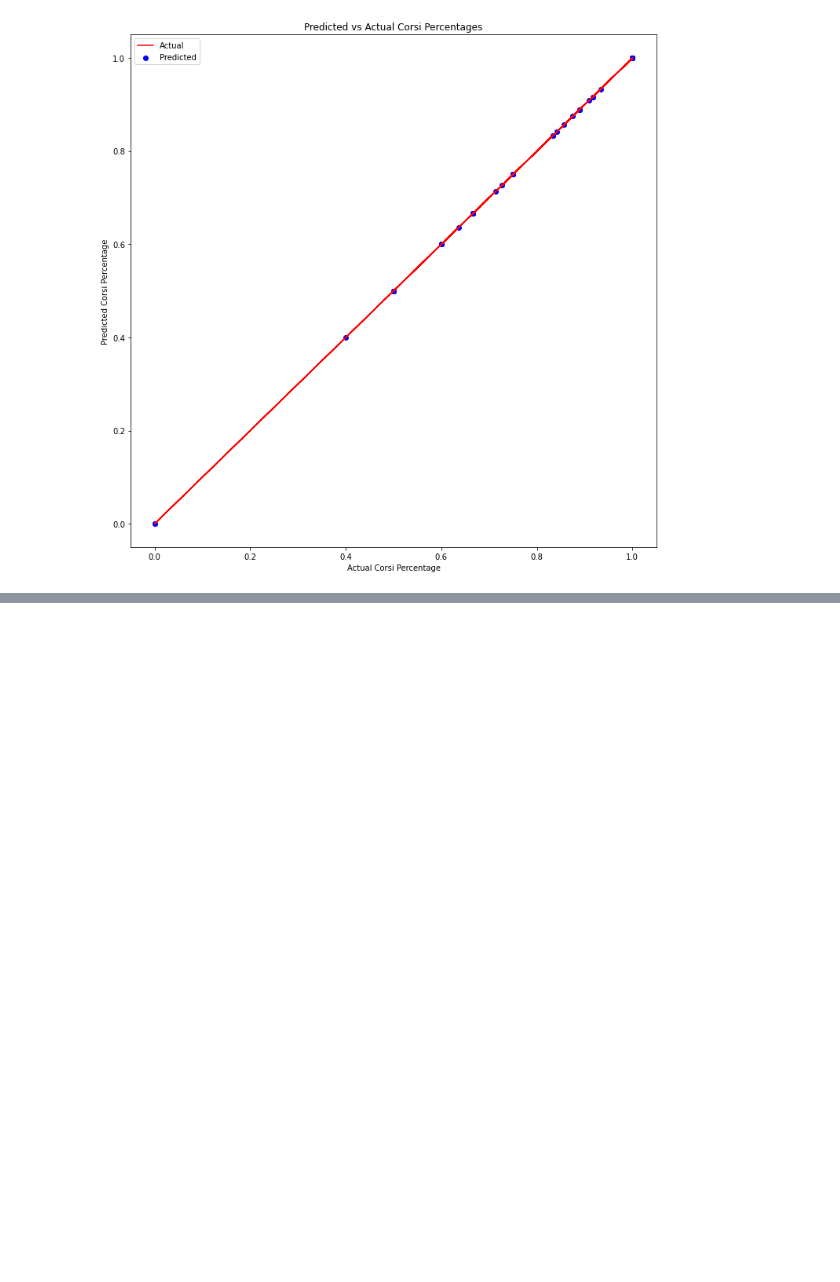
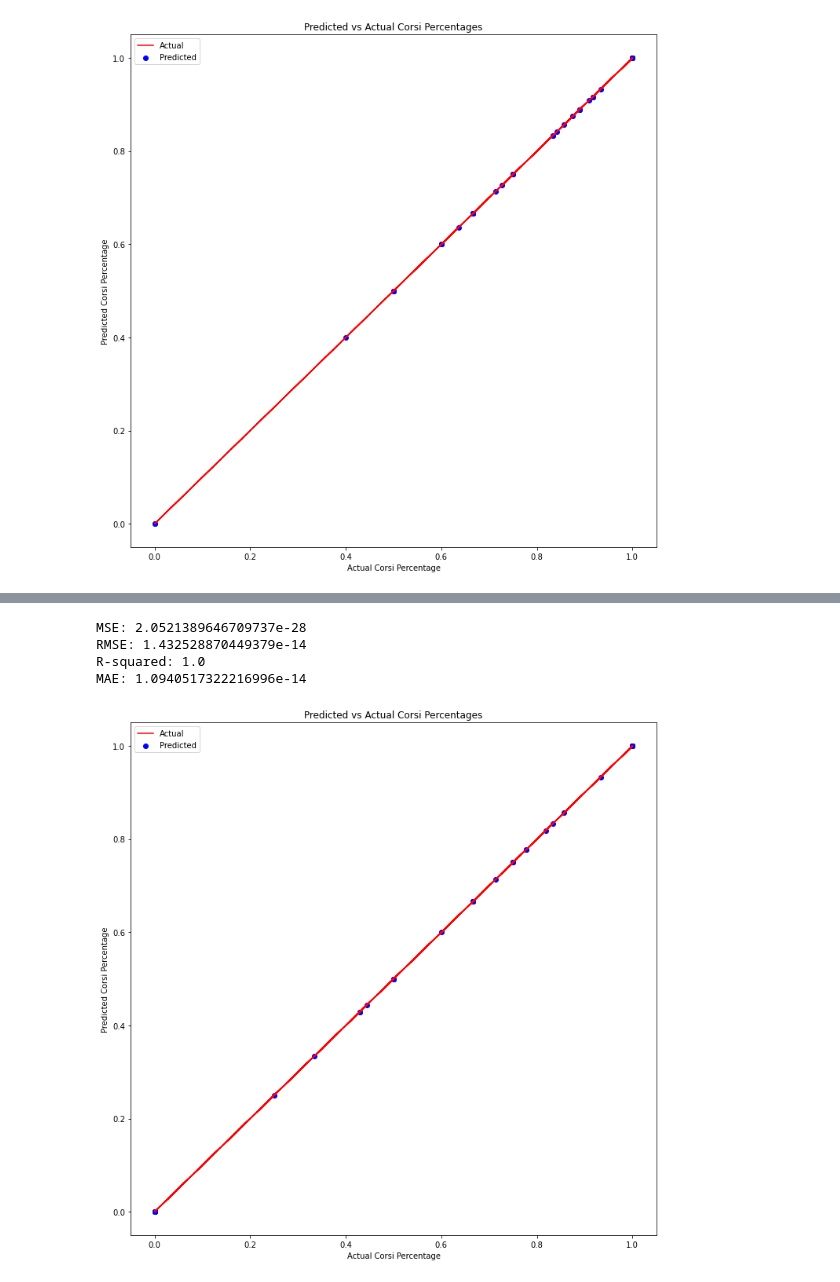
Before and after one commit to MichalOst3389/nhl_team_analysis, a Jupyter notebook: nhl_team_analysis/NHL Notebook.ipynb, the cells around one changed output, grey strips where cells are left out. Drawn from its saved outputs; the diff is of its cells as text; code cells hidden in the pictures; blank space fills up the shorter version.

```diff
--- a/nhl_team_analysis/NHL Notebook.ipynb
+++ b/nhl_team_analysis/NHL Notebook.ipynb
@@ -351,0 +362,3 @@ plt.show()
+# %%
+# create a new dataframe with only the second best 5 players
+buffalo_5on4_second5 = buffalo_player_stats[(buffalo_player_stats['name'].isin(second_best_5_players['name'])) & (buffalo_player_stats['situation'] == '5on4')]
@@ -351,0 +395,25 @@ plt.show()
+# %%
+# select categorical columns
+cat_cols = ['name', 'gameId', 'opposingTeam', 'home_or_away', 'gameDate']
+
+# instantiate OneHotEncoder
+encoder = OneHotEncoder(handle_unknown='ignore')
+
+# fit and transform categorical columns
+encoded_cat_cols = encoder.fit_transform(buffalo_5on4_second5_corsi_factors[cat_cols])
+
+# select numerical columns
+num_cols = [col for col in buffalo_5on4_second5_corsi_factors.columns if col not in cat_cols]
+
+# combine numerical and encoded categorical columns
+X = np.concatenate((buffalo_5on4_second5_corsi_factors[num_cols], encoded_cat_cols.toarray()), axis=1)
+
+# split data into training and test sets
+X_train, X_test, y_train, y_test = train_test_split(X, buffalo_5on4_second5_corsi_factors['onIce_corsiPercentage'], test_size=0.2)
+
+# train a linear regression model on the training set
+model = LinearRegression()
+model.fit(X_train, y_train)
+
+# make predictions on the test set
+y_pred = model.predict(X_test)
@@ -351,0 +446,40 @@ plt.show()
+# %%
+# calculate mean squared error
+mse = mean_squared_error(y_test, y_pred)
+
+# calculate root mean squared error
+rmse = np.sqrt(mse)
+
+# calculate R-squared score
+r2 = r2_score(y_test, y_pred)
+
+# calculate mean absolute error
+mae = mean_absolute_error(y_test, y_pred)
+
+print('MSE:', mse)
+print('RMSE:', rmse)
+print('R-squared:', r2)
+print('MAE:', mae)
+# %% [output]
+MSE: 2.0521389646709737e-28
+RMSE: 1.432528870449379e-14
+R-squared: 1.0
+MAE: 1.0940517322216996e-14
+# %%
+# create figure and axis objects
+fig, ax = plt.subplots(figsize=(12,12))
+
+# plot predicted vs actual values
+ax.scatter(y_test, y_pred, color='blue', label='Predicted')
+ax.plot(y_test, y_test, color='red', label='Actual')
+
+# set axis labels and title
+ax.set_xlabel("Actual Corsi Percentage")
+ax.set_ylabel("Predicted Corsi Percentage")
+ax.set_title("Predicted vs Actual Corsi Percentages")
+
+# add legend and show plot
+ax.legend()
+plt.show()
+# %% [output]
+[figure, added]
```
Also changed, not shown: parts of 19 cells of this notebook.
